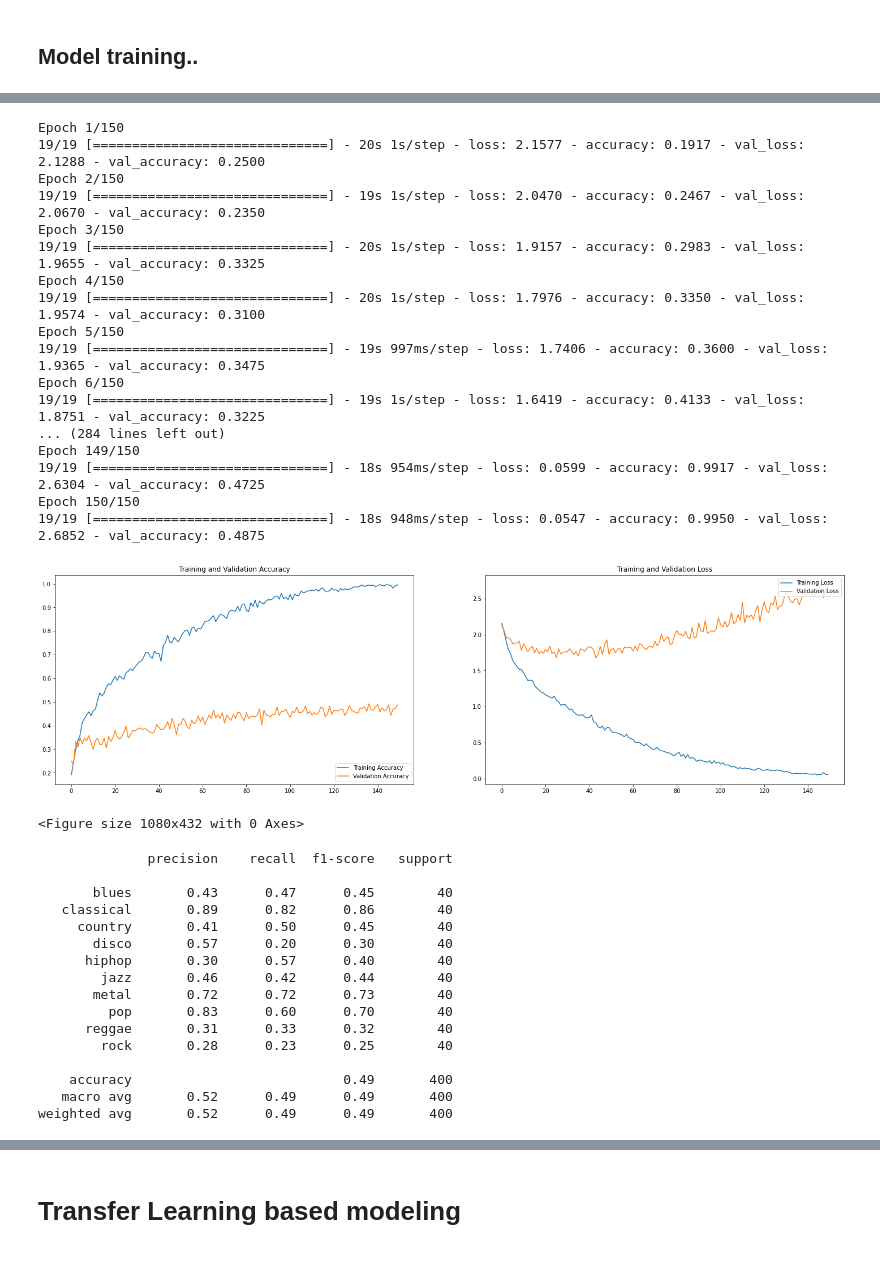
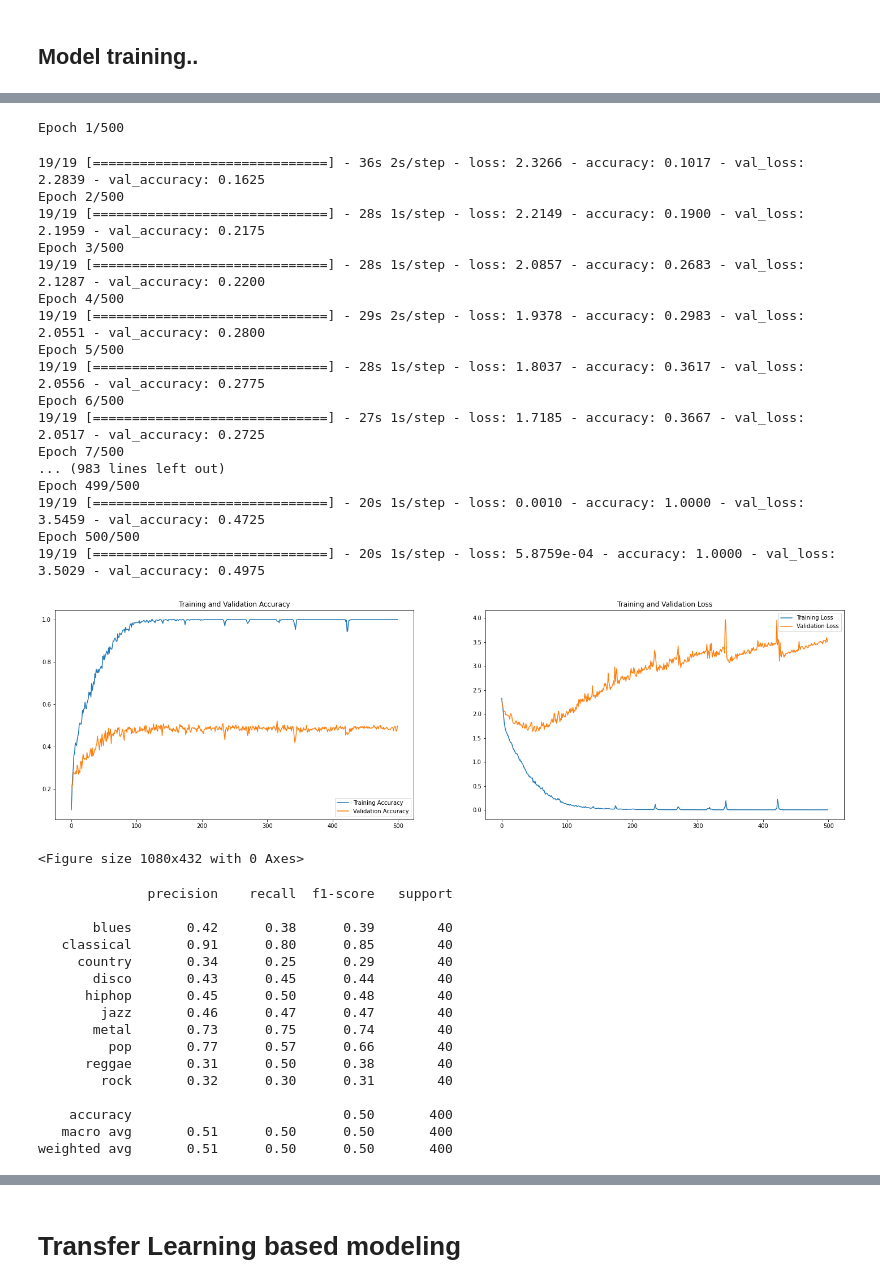
Before and after one commit to aadityaverma/Genre-Classification-using-Deep-learning, a Jupyter notebook: genre_classification.ipynb, the cells around one changed output, grey strips where cells are left out. Cells and saved outputs as stored; diff of their text form; code cells hidden in the pictures.

Commit message:
final
everything (3models) works 500 epochs.
the trained models are in the releases section

```diff
--- a/genre_classification.ipynb
+++ b/genre_classification.ipynb
@@ -189,25 +189,26 @@ _________________________________________________________________
 opt = Adam(lr=0.0001)
 model.compile(optimizer = opt , loss = tf.keras.losses.SparseCategoricalCrossentropy(from_logits=True) , metrics = ['accuracy'])
 # %%
-history = model.fit(x_train,y_train,epochs = 150, validation_data = (x_val, y_val))
+history = model.fit(x_train,y_train,epochs = 500, validation_data = (x_val, y_val))
 # %% [output]
-Epoch 1/150
-19/19 [==============================] - 20s 1s/step - loss: 2.1577 - accuracy: 0.1917 - val_loss: 2.1288 - val_accuracy: 0.2500
-Epoch 2/150
-19/19 [==============================] - 19s 1s/step - loss: 2.0470 - accuracy: 0.2467 - val_loss: 2.0670 - val_accuracy: 0.2350
-Epoch 3/150
-19/19 [==============================] - 20s 1s/step - loss: 1.9157 - accuracy: 0.2983 - val_loss: 1.9655 - val_accuracy: 0.3325
-Epoch 4/150
-19/19 [==============================] - 20s 1s/step - loss: 1.7976 - accuracy: 0.3350 - val_loss: 1.9574 - val_accuracy: 0.3100
-Epoch 5/150
-19/19 [==============================] - 19s 997ms/step - loss: 1.7406 - accuracy: 0.3600 - val_loss: 1.9365 - val_accuracy: 0.3475
-Epoch 6/150
-19/19 [==============================] - 19s 1s/step - loss: 1.6419 - accuracy: 0.4133 - val_loss: 1.8751 - val_accuracy: 0.3225
-... (284 lines left out)
-Epoch 149/150
-19/19 [==============================] - 18s 954ms/step - loss: 0.0599 - accuracy: 0.9917 - val_loss: 2.6304 - val_accuracy: 0.4725
-Epoch 150/150
-19/19 [==============================] - 18s 948ms/step - loss: 0.0547 - accuracy: 0.9950 - val_loss: 2.6852 - val_accuracy: 0.4875
+Epoch 1/500
+19/19 [==============================] - 36s 2s/step - loss: 2.3266 - accuracy: 0.1017 - val_loss: 2.2839 - val_accuracy: 0.1625
+Epoch 2/500
+19/19 [==============================] - 28s 1s/step - loss: 2.2149 - accuracy: 0.1900 - val_loss: 2.1959 - val_accuracy: 0.2175
+Epoch 3/500
+19/19 [==============================] - 28s 1s/step - loss: 2.0857 - accuracy: 0.2683 - val_loss: 2.1287 - val_accuracy: 0.2200
+Epoch 4/500
+19/19 [==============================] - 29s 2s/step - loss: 1.9378 - accuracy: 0.2983 - val_loss: 2.0551 - val_accuracy: 0.2800
+Epoch 5/500
+19/19 [==============================] - 28s 1s/step - loss: 1.8037 - accuracy: 0.3617 - val_loss: 2.0556 - val_accuracy: 0.2775
+Epoch 6/500
+19/19 [==============================] - 27s 1s/step - loss: 1.7185 - accuracy: 0.3667 - val_loss: 2.0517 - val_accuracy: 0.2725
+Epoch 7/500
+... (983 lines left out)
+Epoch 499/500
+19/19 [==============================] - 20s 1s/step - loss: 0.0010 - accuracy: 1.0000 - val_loss: 3.5459 - val_accuracy: 0.4725
+Epoch 500/500
+19/19 [==============================] - 20s 1s/step - loss: 5.8759e-04 - accuracy: 1.0000 - val_loss: 3.5029 - val_accuracy: 0.4975
 # %%
 import pickle
 model.save_weights('500_epoch_simple_lr.cpkt')
@@ -216,26 +217,26 @@ pickle.dump(history.history, open('history_500_epoch_simple.pkl','wb'))
 # %%
 acc = history.history['accuracy']
 val_acc = history.history['val_accuracy']
 loss = history.history['loss']
 val_loss = history.history['val_loss']
 
-epochs_range = range(150)
+epochs_range = range(500)
 
 plt.figure(figsize=(25, 15))
 plt.subplot(2, 2, 1)
 plt.plot(epochs_range, acc, label='Training Accuracy')
 plt.plot(epochs_range, val_acc, label='Validation Accuracy')
 plt.legend(loc='lower right')
 plt.title('Training and Validation Accuracy')
 
 plt.subplot(2, 2, 2)
 plt.plot(epochs_range, loss, label='Training Loss')
 plt.plot(epochs_range, val_loss, label='Validation Loss')
 plt.legend(loc='upper right')
 plt.title('Training and Validation Loss')
 plt.show()
 # %% [output]
-[figure, old version]
+[figure, new version]
 # %%
 import pickle
 history = pickle.load(open('history_500_epoch_simple.pkl','rb'))
@@ -274,20 +275,20 @@ print(classification_report(y_val, predictions, target_names = labels))
 # %% [output]
               precision    recall  f1-score   support
 
-       blues       0.43      0.47      0.45        40
-   classical       0.89      0.82      0.86        40
-     country       0.41      0.50      0.45        40
-       disco       0.57      0.20      0.30        40
-      hiphop       0.30      0.57      0.40        40
-        jazz       0.46      0.42      0.44        40
-       metal       0.72      0.72      0.73        40
-         pop       0.83      0.60      0.70        40
-      reggae       0.31      0.33      0.32        40
-        rock       0.28      0.23      0.25        40
+       blues       0.42      0.38      0.39        40
+   classical       0.91      0.80      0.85        40
+     country       0.34      0.25      0.29        40
+       disco       0.43      0.45      0.44        40
+      hiphop       0.45      0.50      0.48        40
+        jazz       0.46      0.47      0.47        40
+       metal       0.73      0.75      0.74        40
+         pop       0.77      0.57      0.66        40
+      reggae       0.31      0.50      0.38        40
+        rock       0.32      0.30      0.31        40
 
-    accuracy                           0.49       400
-   macro avg       0.52      0.49      0.49       400
-weighted avg       0.52      0.49      0.49       400
+    accuracy                           0.50       400
+   macro avg       0.51      0.50      0.50       400
+weighted avg       0.51      0.50      0.50       400
 # %%
 import seaborn as sn
 import pandas as pd
```
Also changed, not shown: parts of 18 cells of this notebook, 9 other files.
